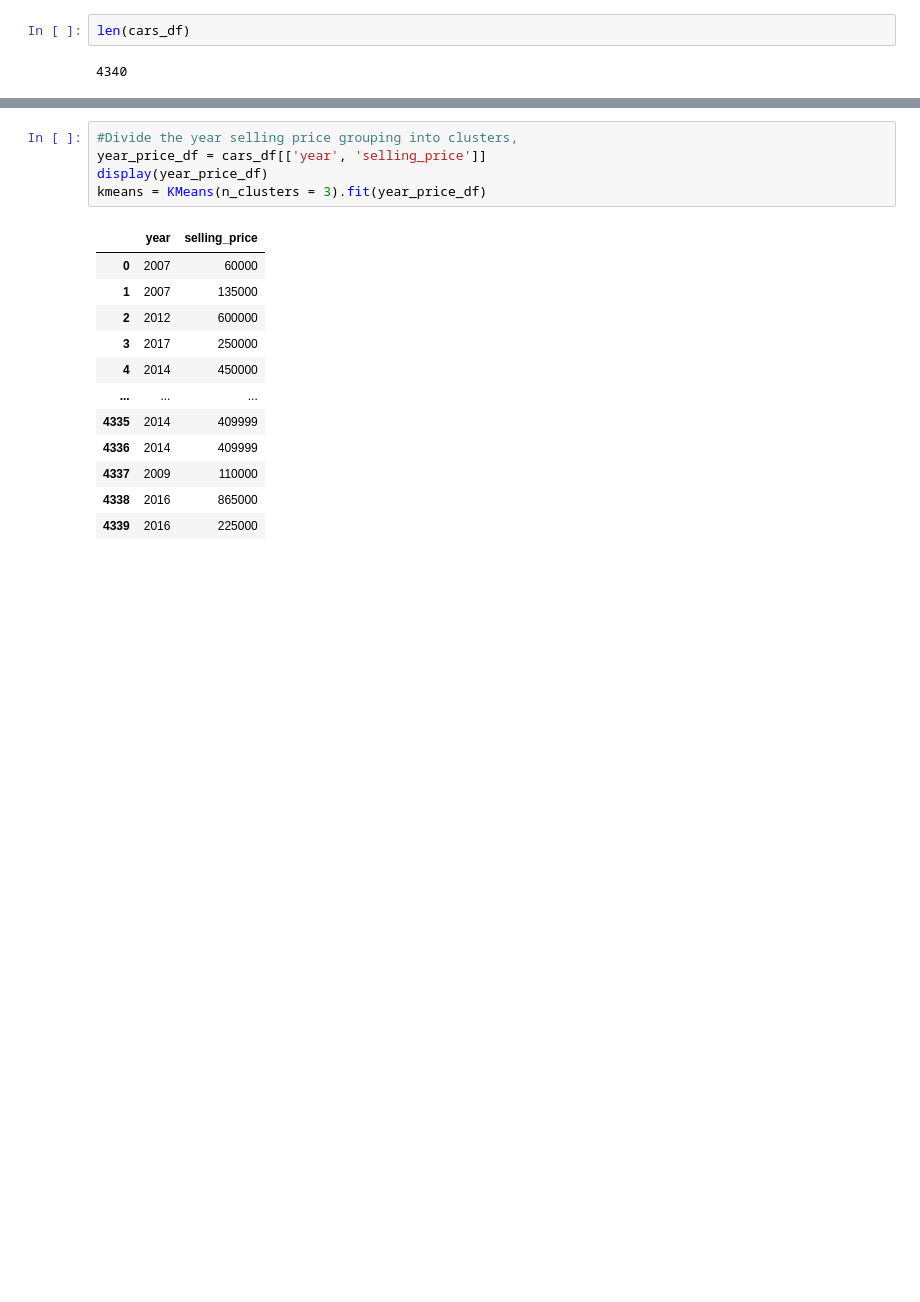
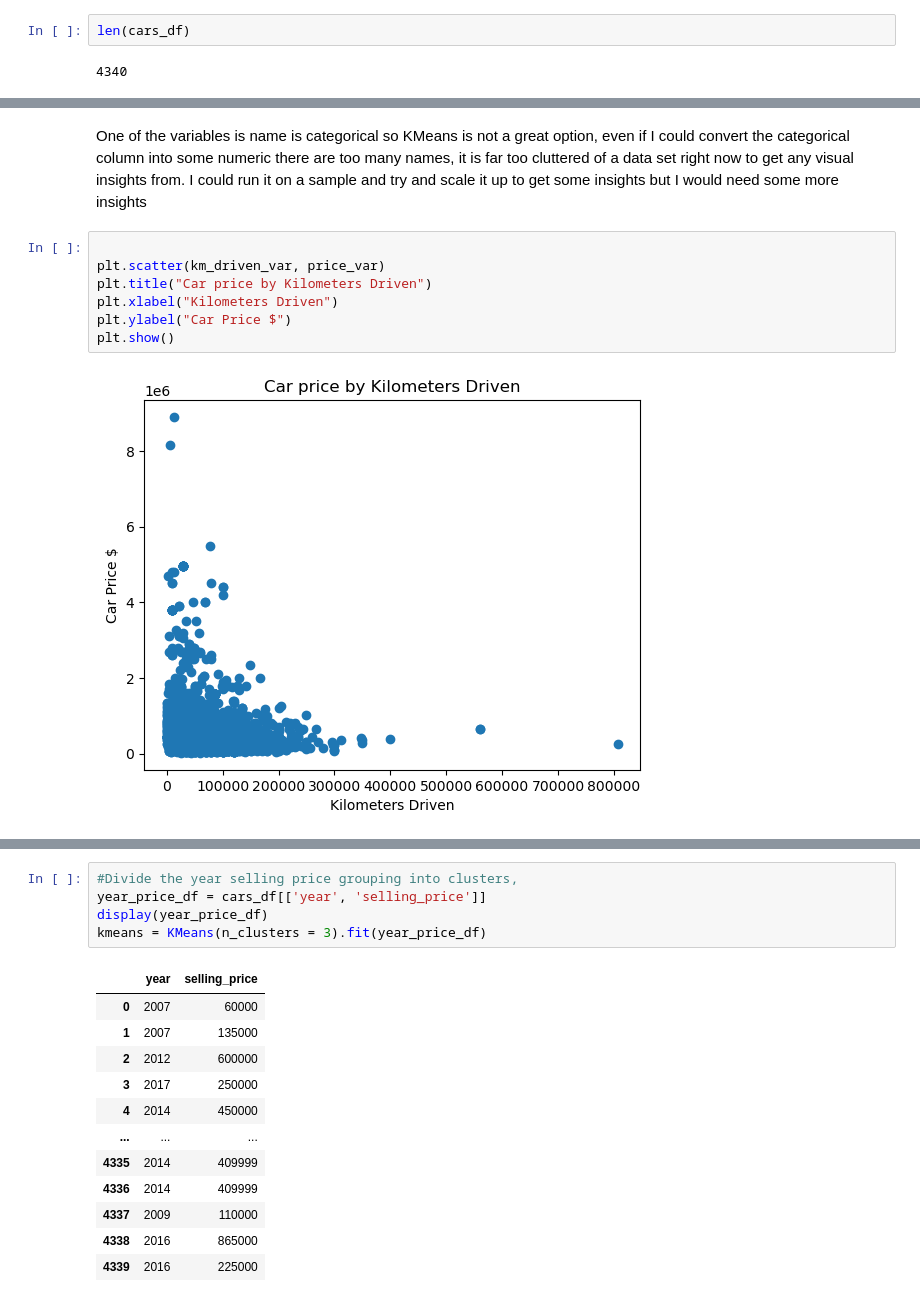
Before and after one commit to Scottymichaelmillerguy/cars-details-repo, a Jupyter notebook: car-details.ipynb, the cells around one changed output, grey strips where cells are left out. Saved outputs shown, nothing was run; the diff lists cells and outputs as text; blank space fills up the shorter version.

```diff
--- a/car-details.ipynb
+++ b/car-details.ipynb
@@ -95,0 +89,11 @@ plt.scatter(year_var, price_var)
+# %% [markdown]
+One of the variables is name is categorical so KMeans is not a great option, even if I could convert the categorical column into some numeric there are too many names, it is far too cluttered of a data set right now to get any visual insights from. I could run it on a sample and try and scale it up to get some insights but I would need some more insights
+# %%
+
+plt.scatter(km_driven_var, price_var)
+plt.title("Car price by Kilometers Driven")
+plt.xlabel("Kilometers Driven")
+plt.ylabel("Car Price $")
+plt.show()
+# %% [output]
+[figure, added]
```
Also changed, not shown: parts of 23 cells of this notebook.
